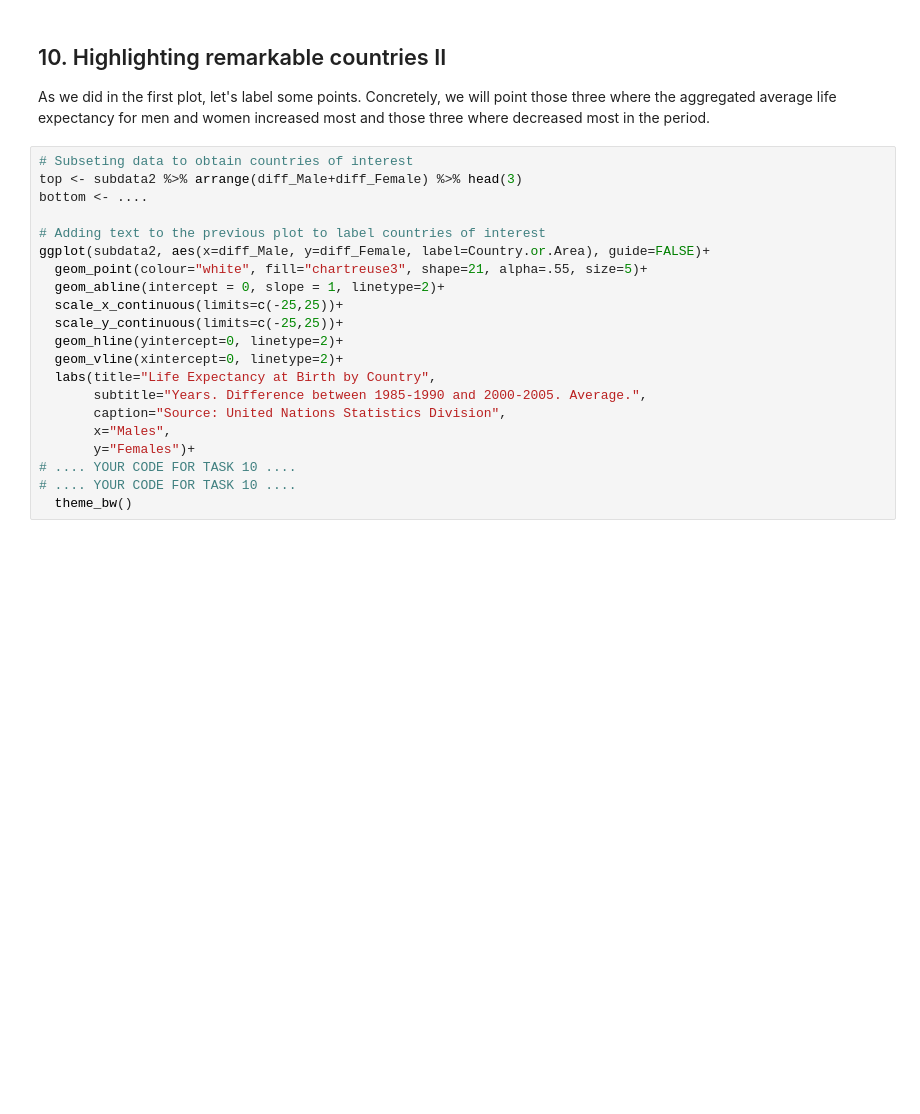
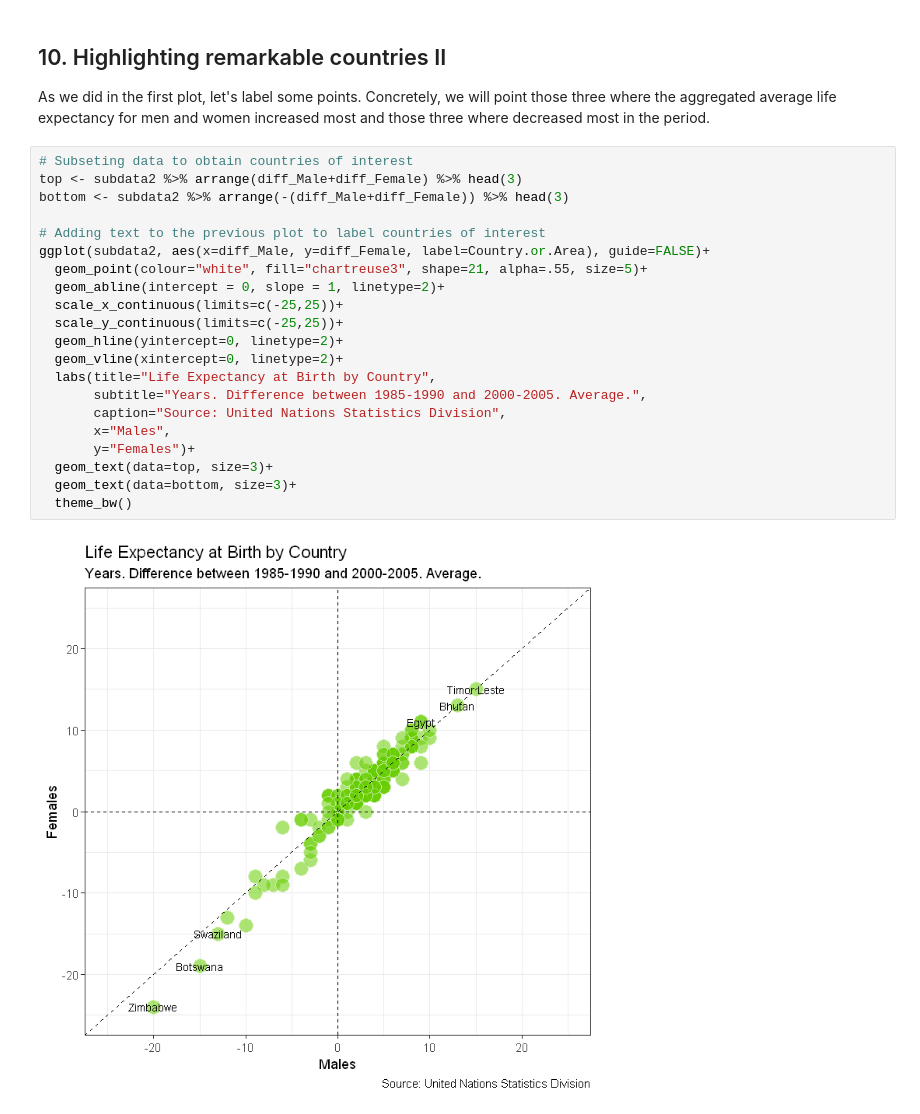
Before and after one commit to Nick-Kolowich/R-practice, a Jupyter notebook: Visualizing Inequalities in Life Expectancy/notebook.ipynb, the cells around one changed output. Drawn from its saved outputs; the diff is of its cells as text; blank space fills up the shorter version.

Commit message:
life expectancy by birth visualization

```diff
--- a/Visualizing Inequalities in Life Expectancy/notebook.ipynb
+++ b/Visualizing Inequalities in Life Expectancy/notebook.ipynb
@@ -193,21 +193,23 @@ theme_bw()
 # %%
 # Subseting data to obtain countries of interest
 top <- subdata2 %>% arrange(diff_Male+diff_Female) %>% head(3)
-bottom <- ....
+bottom <- subdata2 %>% arrange(-(diff_Male+diff_Female)) %>% head(3)
 
 # Adding text to the previous plot to label countries of interest
 ggplot(subdata2, aes(x=diff_Male, y=diff_Female, label=Country.or.Area), guide=FALSE)+
   geom_point(colour="white", fill="chartreuse3", shape=21, alpha=.55, size=5)+
   geom_abline(intercept = 0, slope = 1, linetype=2)+
   scale_x_continuous(limits=c(-25,25))+
   scale_y_continuous(limits=c(-25,25))+
   geom_hline(yintercept=0, linetype=2)+
   geom_vline(xintercept=0, linetype=2)+
   labs(title="Life Expectancy at Birth by Country",
        subtitle="Years. Difference between 1985-1990 and 2000-2005. Average.",
        caption="Source: United Nations Statistics Division",
        x="Males",
        y="Females")+
-# .... YOUR CODE FOR TASK 10 ....
-# .... YOUR CODE FOR TASK 10 ....
+  geom_text(data=top, size=3)+
+  geom_text(data=bottom, size=3)+
   theme_bw()
+# %% [output]
+[figure, added]
```
